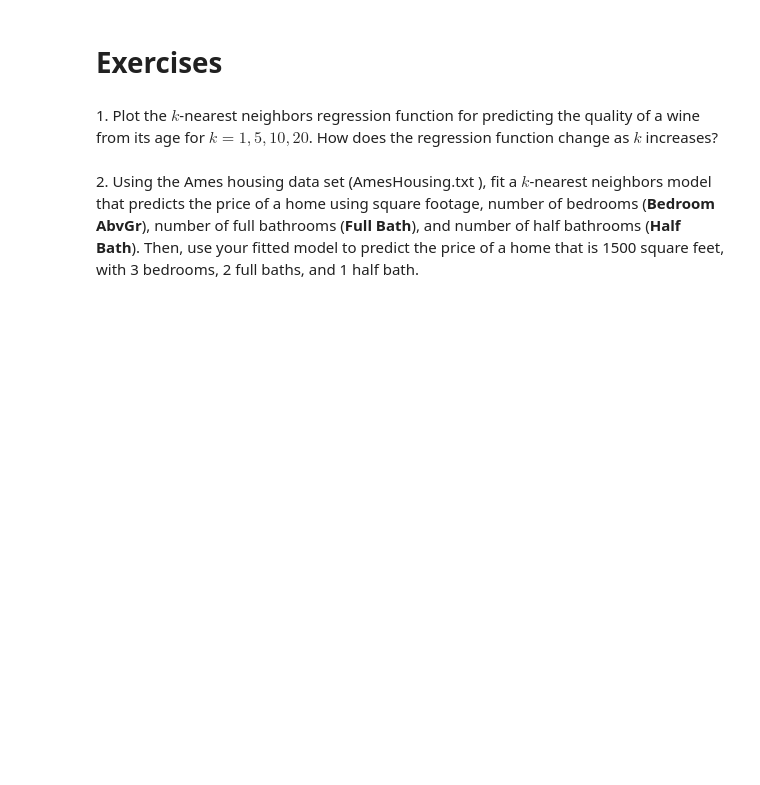
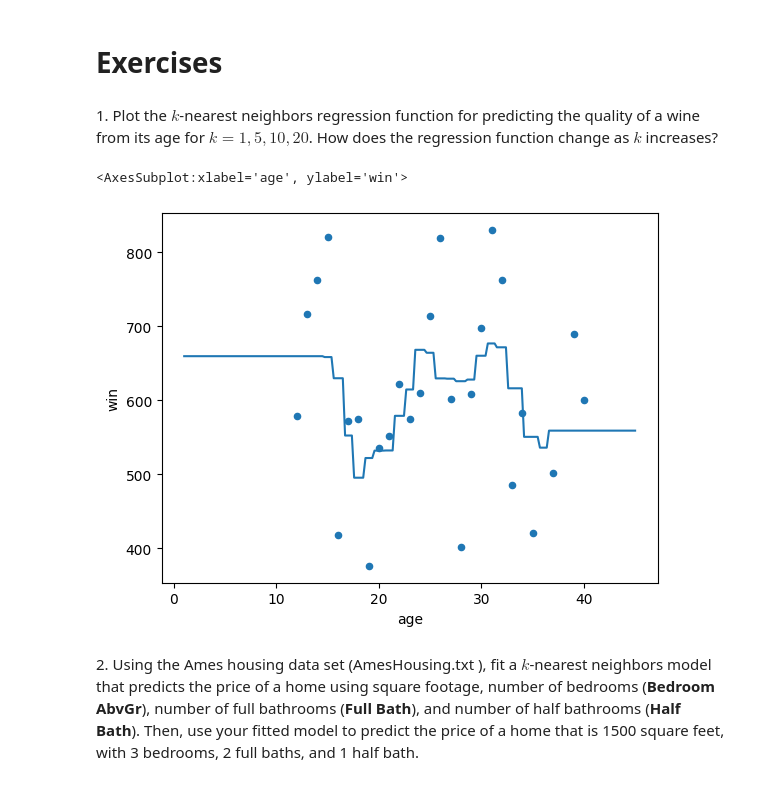
Before and after one commit to andykr1k/CS105, a Jupyter notebook: Lab7/Nearest_Neighbors_for_Regression.ipynb, the cells around one changed output. Drawn from its saved outputs; the diff is of its cells as text; code cells hidden in the pictures; blank space fills up the shorter version.

```diff
--- a/Lab7/Nearest_Neighbors_for_Regression.ipynb
+++ b/Lab7/Nearest_Neighbors_for_Regression.ipynb
@@ -159,6 +203,30 @@ Unlike the linear regression model, the $k$-nearest neighbor model is piecewise
 # Exercises
 # %% [markdown]
 1\. Plot the $k$-nearest neighbors regression function for predicting the quality of a wine from its age for $k=1, 5, 10, 20$. How does the regression function change as $k$ increases?
+# %%
+X_train = bordeaux_train[["age"]]
+y_train = bordeaux_train["win"]
+
+# Fit k-nearest neighbors
+model = KNeighborsRegressor(n_neighbors=5)
+model.fit(X=X_train, y=y_train)
+
+# Define a grid of feature values.
+X_new = pd.DataFrame()
+X_new["age"] = np.linspace(1,45, num=200)
+
+# Make predictions at those feature values.
+y_new_ = pd.Series(
+    model.predict(X_new),
+    index=X_new["age"]
+)
+
+# Plot the predictions.
+bordeaux_train.plot.scatter(x="age", y="win")
+y_new_.plot.line()
+# %% [output]
+<AxesSubplot:xlabel='age', ylabel='win'>
+[figure, added]
 # %% [markdown]
 2\. Using the Ames housing data set (AmesHousing.txt ), fit a $k$-nearest neighbors model that predicts the price of a home using square footage, number of bedrooms (**Bedroom AbvGr**), number of full bathrooms (**Full Bath**), and number of half bathrooms (**Half Bath**). Then, use your fitted model to predict the price of a home that is 1500 square feet, with 3 bedrooms, 2 full baths, and 1 half bath.
 # %% [markdown]
```
Also changed, not shown: parts of 10 cells of this notebook, 3 other files.
